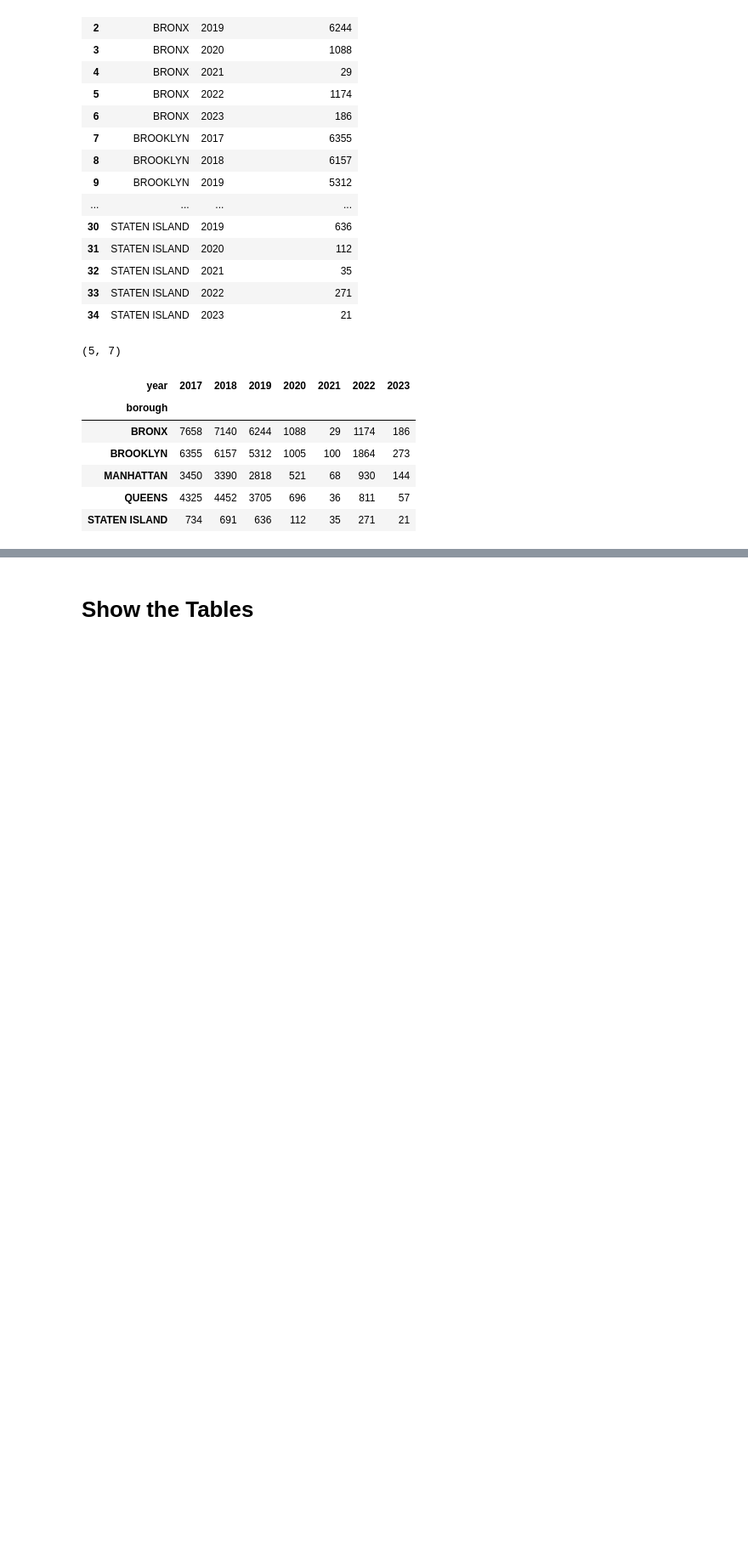
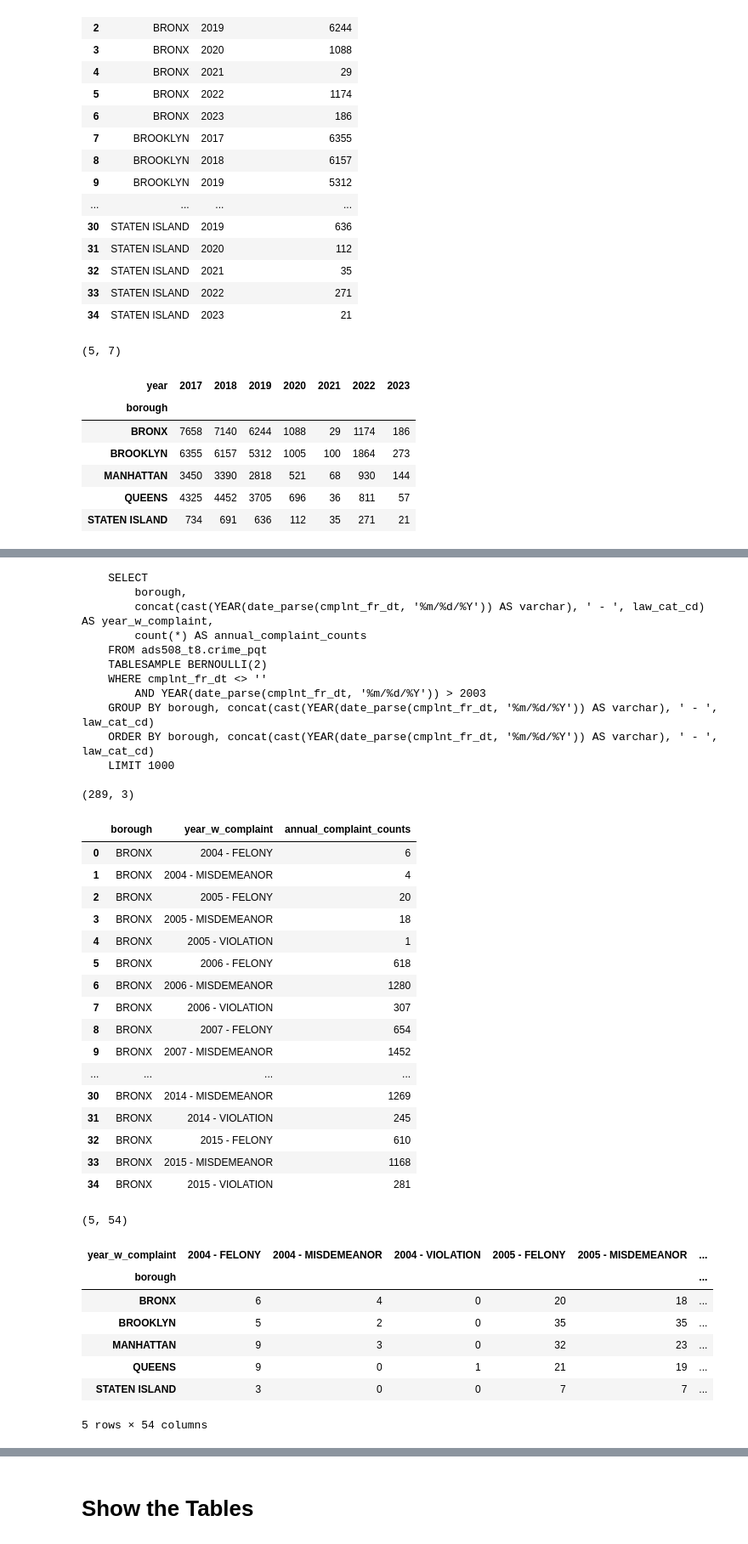
Before and after one commit to amcarr-ds/ML_modeling_using_AWS_proj, a Jupyter notebook: deliverables/03_Setup_Join_amc_v1.ipynb, the cells around one changed output, grey strips where cells are left out. Shown at 85% size. Cells and saved outputs as stored; diff of their text form; code cells hidden in the pictures; blank space fills up the shorter version.

```diff
--- a/deliverables/03_Setup_Join_amc_v1.ipynb
+++ b/deliverables/03_Setup_Join_amc_v1.ipynb
@@ -525 +575,74 @@ display(cri_df01_s01.head(5))
 5 rows × 35 columns
+# %%
+# Aggregate Evictions table based on borough and event year
+cri_borough_year_type_stmnt01 = f"""
+    SELECT
+        borough,
+        concat(cast(YEAR(date_parse(cmplnt_fr_dt, '%m/%d/%Y')) AS varchar), ' - ', law_cat_cd) AS year_w_complaint,
+        count(*) AS annual_complaint_counts
+    FROM {database_name}.{cri_pqt_tbl_name}
+    TABLESAMPLE BERNOULLI(2)
+    WHERE cmplnt_fr_dt <> ''
+        AND YEAR(date_parse(cmplnt_fr_dt, '%m/%d/%Y')) > 2003
+    GROUP BY borough, concat(cast(YEAR(date_parse(cmplnt_fr_dt, '%m/%d/%Y')) AS varchar), ' - ', law_cat_cd)
+    ORDER BY borough, concat(cast(YEAR(date_parse(cmplnt_fr_dt, '%m/%d/%Y')) AS varchar), ' - ', law_cat_cd)
+    LIMIT 1000
+    """
+
+# Display SQL statement
+print(cri_borough_year_type_stmnt01)
+
+# Run SQL statement against Athena table
+cri_borough_year_type_df01 = pd.read_sql(cri_borough_year_type_stmnt01,
+                                   conn)
+# Display results
+print(cri_borough_year_type_df01.shape)
+display(cri_borough_year_type_df01.head(35))
+
+cri_borough_year_type_df02 = cri_borough_year_type_df01.pivot_table(index = 'borough',
+                                                        columns = 'year_w_complaint',
+                                                        values = 'annual_complaint_counts',
+                                                        aggfunc = 'sum',
+                                                        fill_value = 0)
+print(cri_borough_year_type_df02.shape)
+display(cri_borough_year_type_df02.head(35))
+# %% [output]
+    SELECT
+        borough,
+        concat(cast(YEAR(date_parse(cmplnt_fr_dt, '%m/%d/%Y')) AS varchar), ' - ', law_cat_cd) AS year_w_complaint,
+        count(*) AS annual_complaint_counts
+    FROM ads508_t8.crime_pqt
+    TABLESAMPLE BERNOULLI(2)
+    WHERE cmplnt_fr_dt <> ''
+        AND YEAR(date_parse(cmplnt_fr_dt, '%m/%d/%Y')) > 2003
+    GROUP BY borough, concat(cast(YEAR(date_parse(cmplnt_fr_dt, '%m/%d/%Y')) AS varchar), ' - ', law_cat_cd)
+    ORDER BY borough, concat(cast(YEAR(date_parse(cmplnt_fr_dt, '%m/%d/%Y')) AS varchar), ' - ', law_cat_cd)
+    LIMIT 1000
+
+(289, 3)
+|  | borough | year_w_complaint | annual_complaint_counts |
+| 0 | BRONX | 2004 - FELONY | 6 |
+| 1 | BRONX | 2004 - MISDEMEANOR | 4 |
+| 2 | BRONX | 2005 - FELONY | 20 |
+| 3 | BRONX | 2005 - MISDEMEANOR | 18 |
+| 4 | BRONX | 2005 - VIOLATION | 1 |
+| 5 | BRONX | 2006 - FELONY | 618 |
+| 6 | BRONX | 2006 - MISDEMEANOR | 1280 |
+| 7 | BRONX | 2006 - VIOLATION | 307 |
+| 8 | BRONX | 2007 - FELONY | 654 |
+| 9 | BRONX | 2007 - MISDEMEANOR | 1452 |
+| ... | ... | ... | ... |
+| 30 | BRONX | 2014 - MISDEMEANOR | 1269 |
+| 31 | BRONX | 2014 - VIOLATION | 245 |
+| 32 | BRONX | 2015 - FELONY | 610 |
+| 33 | BRONX | 2015 - MISDEMEANOR | 1168 |
+| 34 | BRONX | 2015 - VIOLATION | 281 |
+(5, 54)
+| year_w_complaint | 2004 - FELONY | 2004 - MISDEMEANOR | 2004 - VIOLATION | 2005 - FELONY | 2005 - MISDEMEANOR | ... |
+| borough |  |  |  |  |  | ... |
+| BRONX | 6 | 4 | 0 | 20 | 18 | ... |
+| BROOKLYN | 5 | 2 | 0 | 35 | 35 | ... |
+| MANHATTAN | 9 | 3 | 0 | 32 | 23 | ... |
+| QUEENS | 9 | 0 | 1 | 21 | 19 | ... |
+| STATEN ISLAND | 3 | 0 | 0 | 7 | 7 | ... |
+5 rows × 54 columns
```
Also changed, not shown: parts of 14 cells of this notebook.
